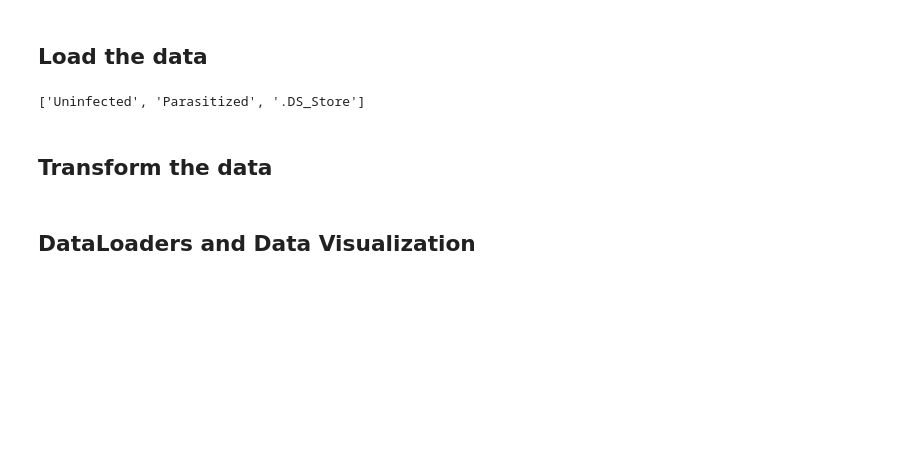
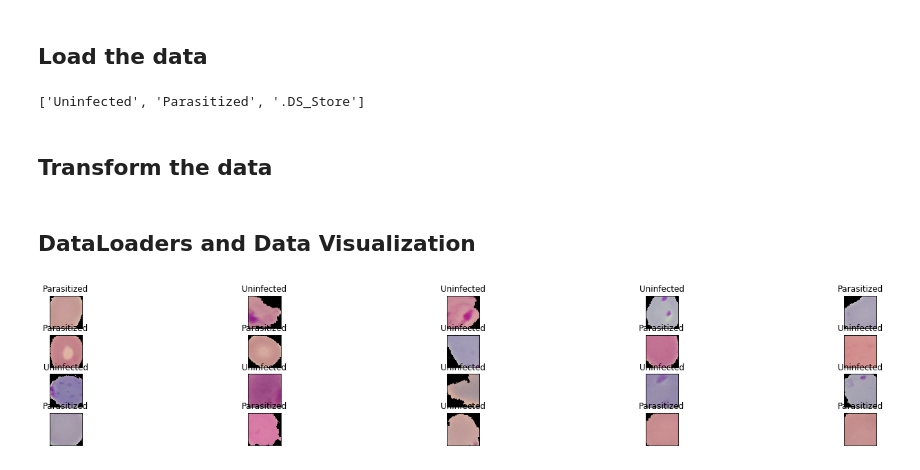
Before and after one commit to Joycechidi/Deep-Learning-Portfolio, a Jupyter notebook: CNN/PyTorch_Resnet_Malaria_Detection.ipynb, the cells around one changed output. Saved outputs shown, nothing was run; the diff lists cells and outputs as text; code cells hidden in the pictures; blank space fills up the shorter version.

```diff
--- a/CNN/PyTorch_Resnet_Malaria_Detection.ipynb
+++ b/CNN/PyTorch_Resnet_Malaria_Detection.ipynb
@@ -78,3 +78,19 @@ train_loader = torch.utils.data.DataLoader(train_data, batch_size=batch_size,
                                            num_workers=num_workers, shuffle=True)
 test_loader = torch.utils.data.DataLoader(test_data, batch_size=batch_size,
                                           num_workers=num_workers, shuffle=True)
+# %%
+# Visualize some sample data
+
+# obtain one batch of training images
+dataiter = iter(train_loader)
+images, labels = dataiter.next()
+images = images.numpy() # convert images to numpy for display
+
+# plot the images in the batch, along with the corresponding labels
+fig = plt.figure(figsize=(25, 4))
+for idx in np.arange(20):
+    ax = fig.add_subplot(4, 20/4, idx+1, xticks=[], yticks=[])
+    plt.imshow(np.transpose(images[idx], (1, 2, 0)))
+    ax.set_title(classes[labels[idx]])
+# %% [output]
+[figure, added]
```
Also changed, not shown: parts of 4 cells of this notebook.
